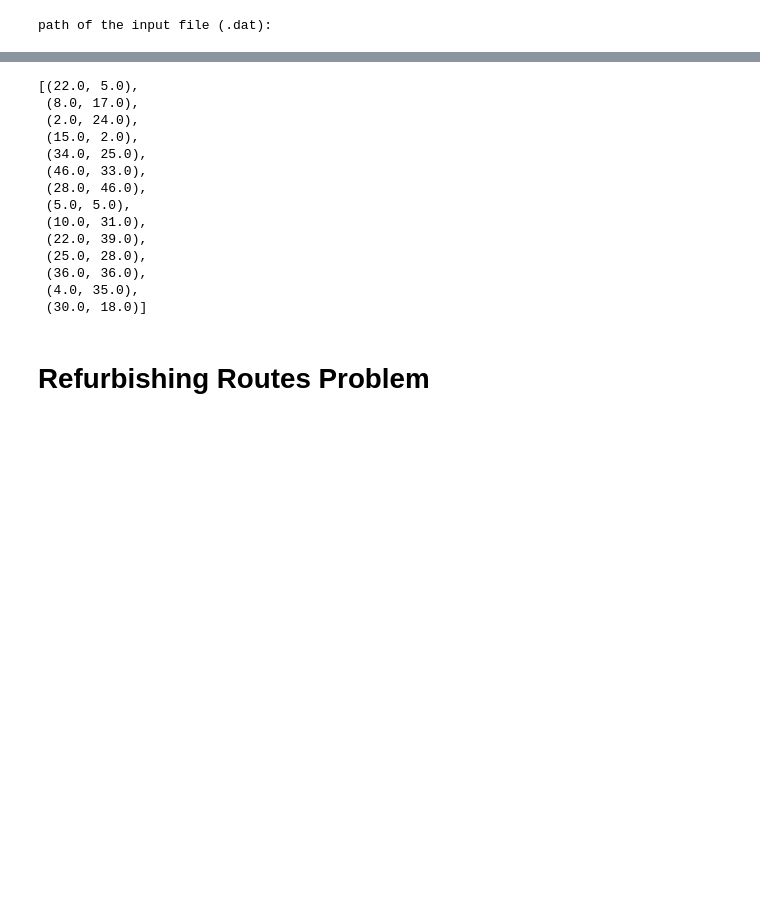
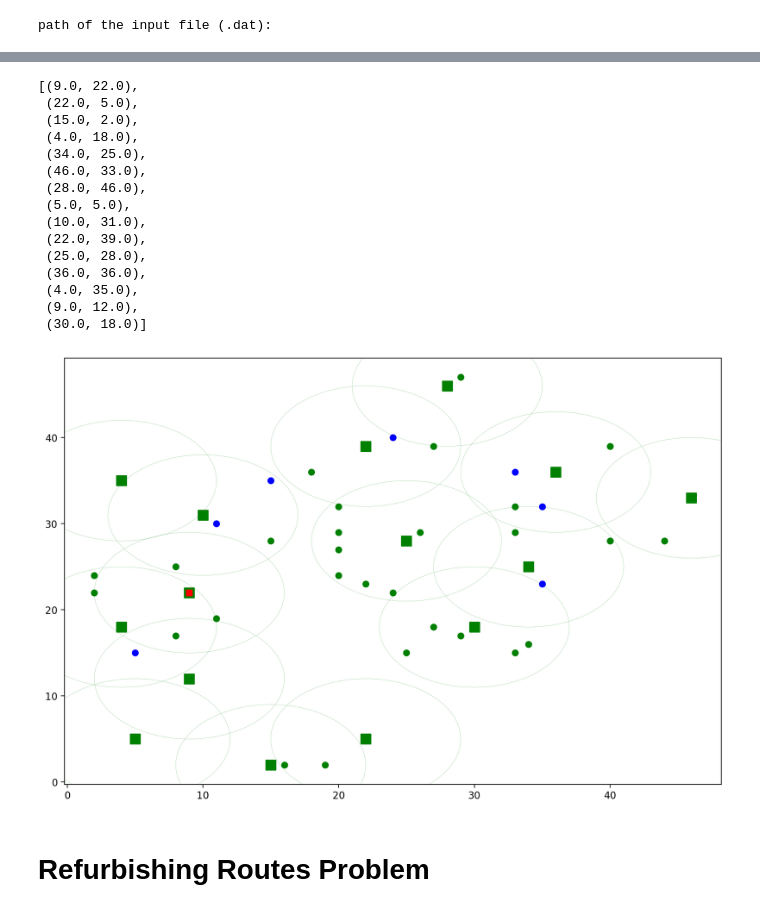
Before and after one commit to andreabosisio/RoboMarkt, a Jupyter notebook: RoboMarkt.ipynb, the cells around one changed output, grey strips where cells are left out. Saved outputs shown, nothing was run; the diff lists cells and outputs as text; code cells hidden in the pictures; blank space fills up the shorter version.

```diff
--- a/RoboMarkt.ipynb
+++ b/RoboMarkt.ipynb
@@ -36,24 +78,23 @@ Objective is: 62.0
 # %%
 stores = ampl.get_variable('y').get_values().toDict()
+ampl.close()
 
 # Installed stores coordinates
-storesCoordX = ampl.get_parameter('Cx').get_values().toDict()
-storesCoordY = ampl.get_parameter('Cy').get_values().toDict()
 storesCoords = list()
 
 storesIndxs = list()
 
 for i in range(1, len(stores)+1):
     if stores.get(i) == 1:
-        storesCoords.append((storesCoordX.get(i), storesCoordY.get(i)))
+        storesCoords.append((coordX.get(i), coordY.get(i)))
         storesIndxs.append(i)
 
 storesCoords
 # %% [output]
-[(22.0, 5.0),
- (8.0, 17.0),
- (2.0, 24.0),
+[(9.0, 22.0),
+ (22.0, 5.0),
  (15.0, 2.0),
+ (4.0, 18.0),
  (34.0, 25.0),
  (46.0, 33.0),
  (28.0, 46.0),
@@ -63,7 +104,15 @@ storesCoords
  (25.0, 28.0),
  (36.0, 36.0),
  (4.0, 35.0),
+ (9.0, 12.0),
  (30.0, 18.0)]
+# %%
+plot.scatter([c[0] for c in storesCoords], [c[1] for c in storesCoords], c='g', marker='s', s=100)
+for c in storesCoords:
+    plot.add_artist(plt.Circle(c, rng, color='g', fill=False, linewidth=0.1))
+fig
+# %% [output]
+[figure, added]
 # %% [markdown]
 # Refurbishing Routes Problem
 # %%
```
Also changed, not shown: parts of 10 cells of this notebook.
